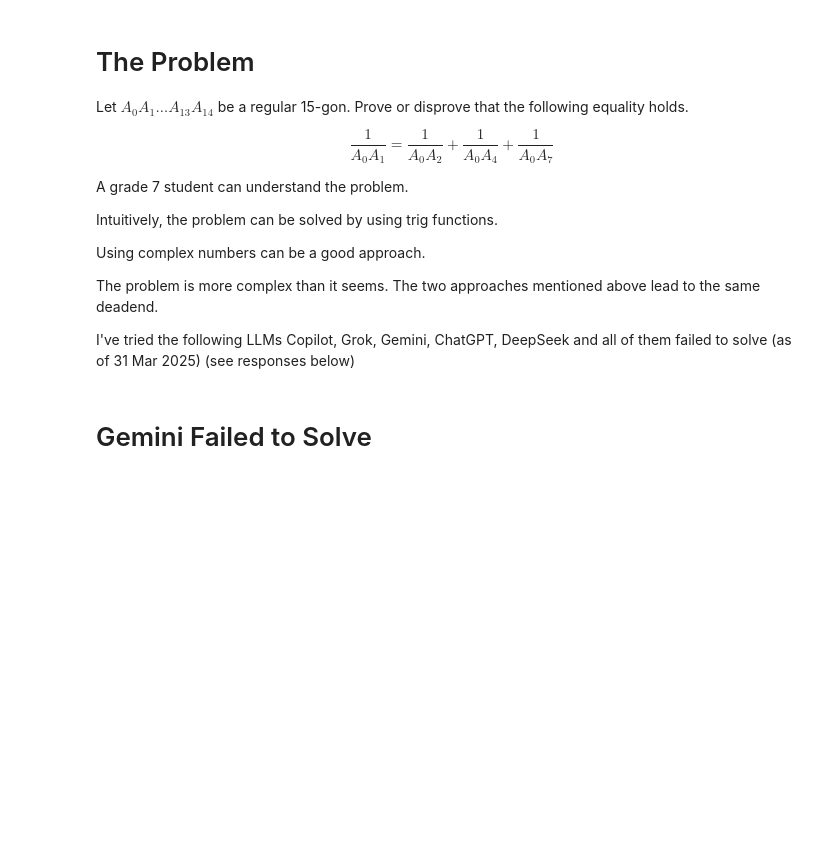
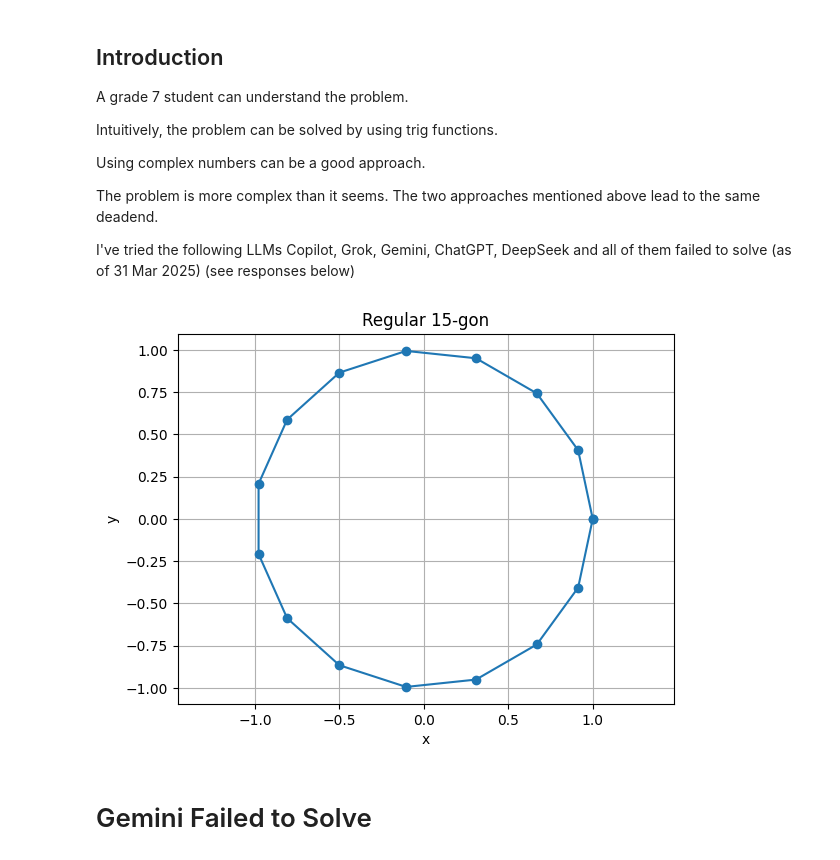
Before and after one commit to vuhung16au/MachineLearning-GenAI, a Jupyter notebook: 15_gon_Problem.ipynb, the cells around one changed output. Saved outputs shown, nothing was run; the diff lists cells and outputs as text; code cells hidden in the pictures; blank space fills up the shorter version.

```diff
--- a/15_gon_Problem.ipynb
+++ b/15_gon_Problem.ipynb
@@ -3,11 +11,5 @@
 # %% [markdown]
-# The Problem
-
-Let $A_0 A_1 \dots A_{13} A_{14}$ be a regular 15-gon. Prove or disprove that the following equality holds.
-
-$$
-\frac{1}{A_0 A_1} = \frac{1}{A_0 A_2} + \frac{1}{A_0 A_4} + \frac{1}{A_0 A_7}
-$$
+## Introduction
 
 A grade 7 student can understand the problem.
 
@@ -19,6 +21,27 @@ The problem is more complex than it seems. The two approaches mentioned above le
 
 I've tried the following LLMs
 Copilot, Grok, Gemini, ChatGPT, DeepSeek and all of them failed to solve (as of 31 Mar 2025) (see responses below)
+# %%
+import matplotlib.pyplot as plt
+import numpy as np
+
+def draw_polygon(n):
+  angles = np.linspace(0, 2*np.pi, n+1)
+  x = np.cos(angles)
+  y = np.sin(angles)
+  plt.plot(x, y, marker='o', linestyle='-')
+  plt.title(f"Regular {n}-gon")
+  plt.xlabel("x")
+  plt.ylabel("y")
+  # plt.xlim(-5, 5) # Set x-axis range
+  # plt.ylim(-5, 5) # Set y-axis range
+  plt.axis('equal')
+  plt.grid(True)
+  plt.show()
+
+draw_polygon(15)
+# %% [output]
+[figure, added]
 # %% [markdown]
 # Gemini Failed to Solve
 # %% [markdown]
```
Also changed, not shown: parts of 2 cells of this notebook.
